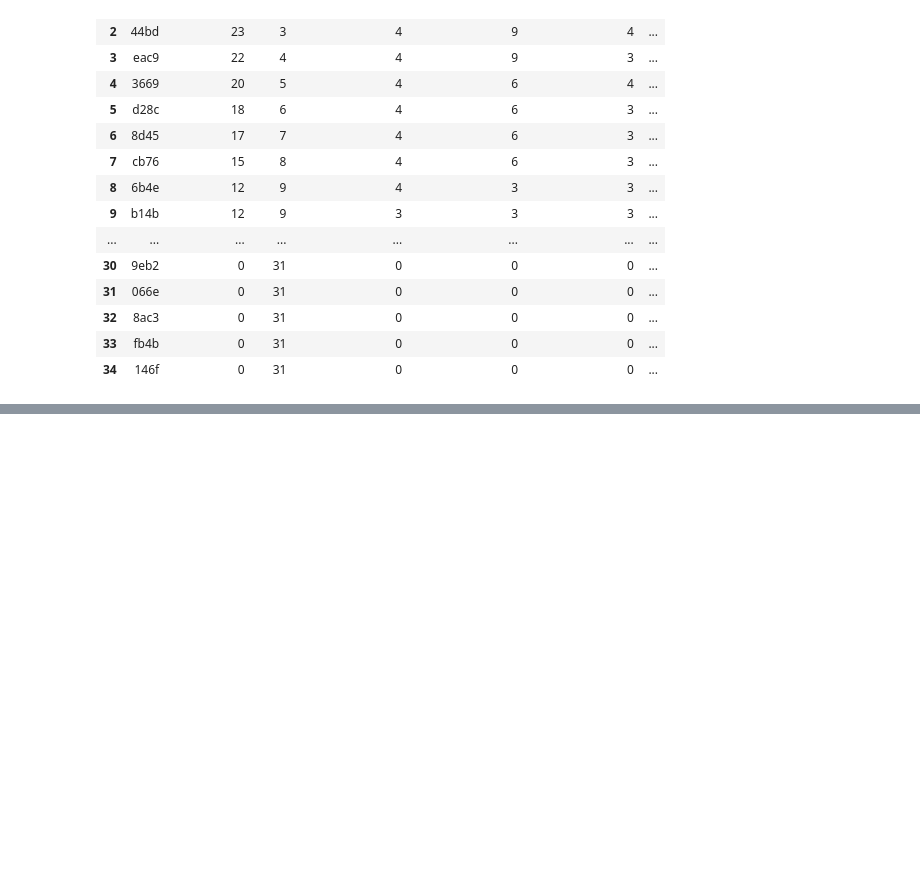
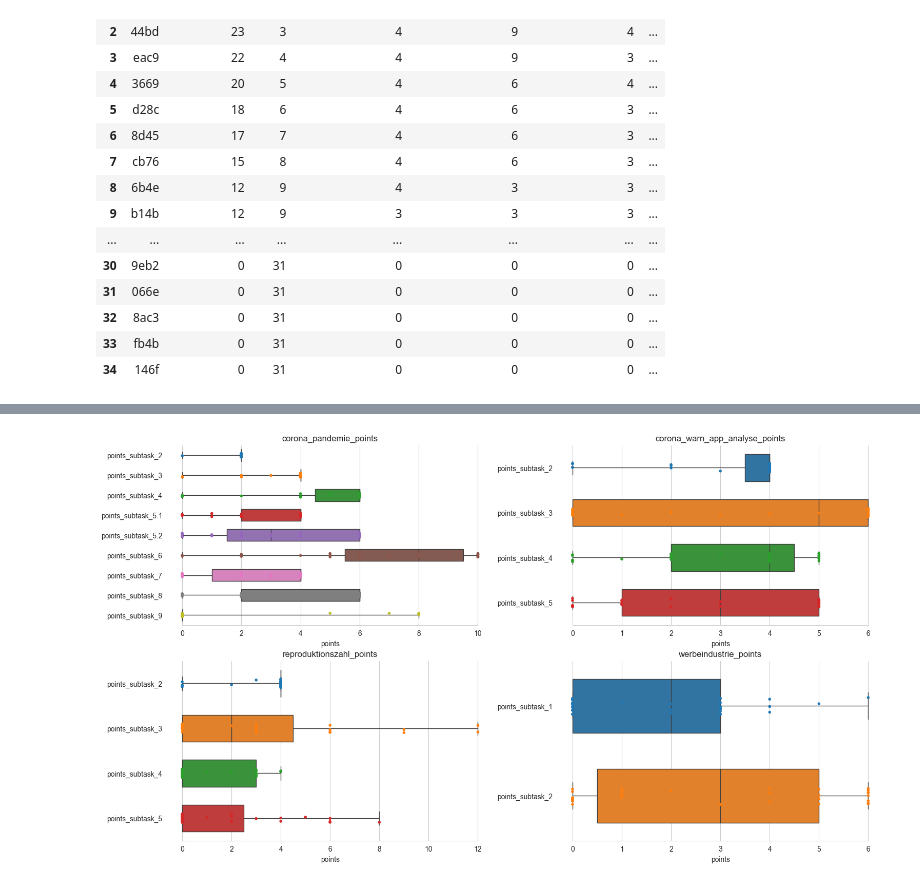
Before and after one commit to cortex359/matse-aachen.seminararbeit, a Jupyter notebook: overview.ipynb, the cells around one changed output, grey strips where cells are left out. Cells and saved outputs as stored; diff of their text form; code cells hidden in the pictures; blank space fills up the shorter version.

```diff
--- a/overview.ipynb
+++ b/overview.ipynb
@@ -74,0 +131,15 @@ plt.show()
+# %%
+fig, axes = plt.subplots(2, 2, figsize=(18, 10))
+
+for ax, (name, df) in zip(axes.flatten(), dfs.items()):
+    dfm = df.melt(['id', 'total_points', 'rank'], var_name='subtask',  value_name='points')
+    sns.boxplot(dfm, x='points', y='subtask', width=.6, hue='subtask', ax=ax, whis=[0., 100.])
+    sns.stripplot(dfm, x='points', y='subtask', hue='subtask', ax=ax, size=4)
+    ax.xaxis.grid(True)
+    ax.set(ylabel="")
+    sns.despine(trim=True, left=True, ax=ax)
+    ax.set_title(name)
+
+plt.show()
+# %% [output]
+[figure, added]
```
Also changed, not shown: parts of 9 cells of this notebook, 20 other files.
